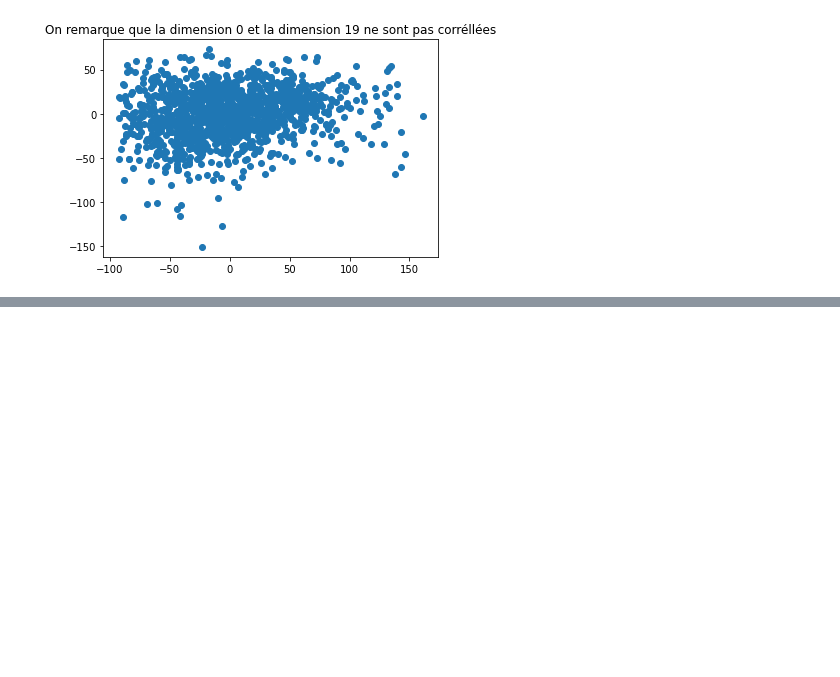
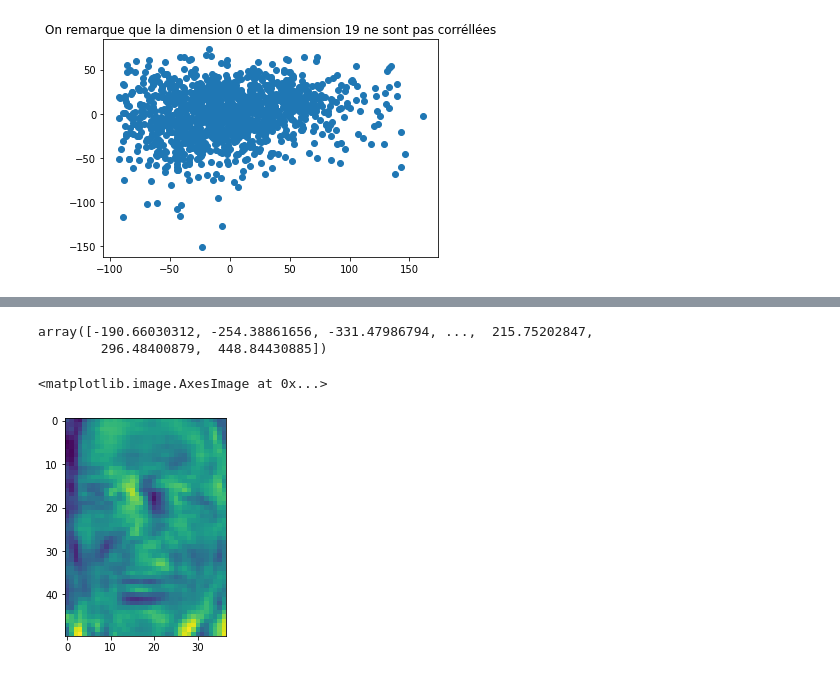
Before and after one commit to ahmedbrh/PCA-eigenFaces, a Jupyter notebook: EigenFace.ipynb, the cells around one changed output, grey strips where cells are left out. Saved outputs shown, nothing was run; the diff lists cells and outputs as text; code cells hidden in the pictures; blank space fills up the shorter version.

```diff
--- a/EigenFace.ipynb
+++ b/EigenFace.ipynb
@@ -86,0 +113,21 @@ showEllipsoid(0,19)
+# %%
+def err(w1,w2,w3,w4,w5,w6,w7,w8,w9,w10):
+    yp = np.zeros((1850))
+    w=[w1,w2,w3,w4,w5,w6,w7,w8,w9,w10]
+    for i in range(10):
+        yp = np.add(yp,w[i]*ui[i])
+
+
+
+    return yp
+# %%
+yp = err(1,2,0.5,0.5,0.5,1,3,1,1,1)
+yp
+# %% [output]
+array([-190.66030312, -254.38861656, -331.47986794, ...,  215.75202847,
+        296.48400879,  448.84430885])
+# %%
+plt.imshow(yp.reshape((h,w)))
+# %% [output]
+<matplotlib.image.AxesImage at 0x...>
+[figure, added]
```
Also changed, not shown: parts of 6 cells of this notebook.
